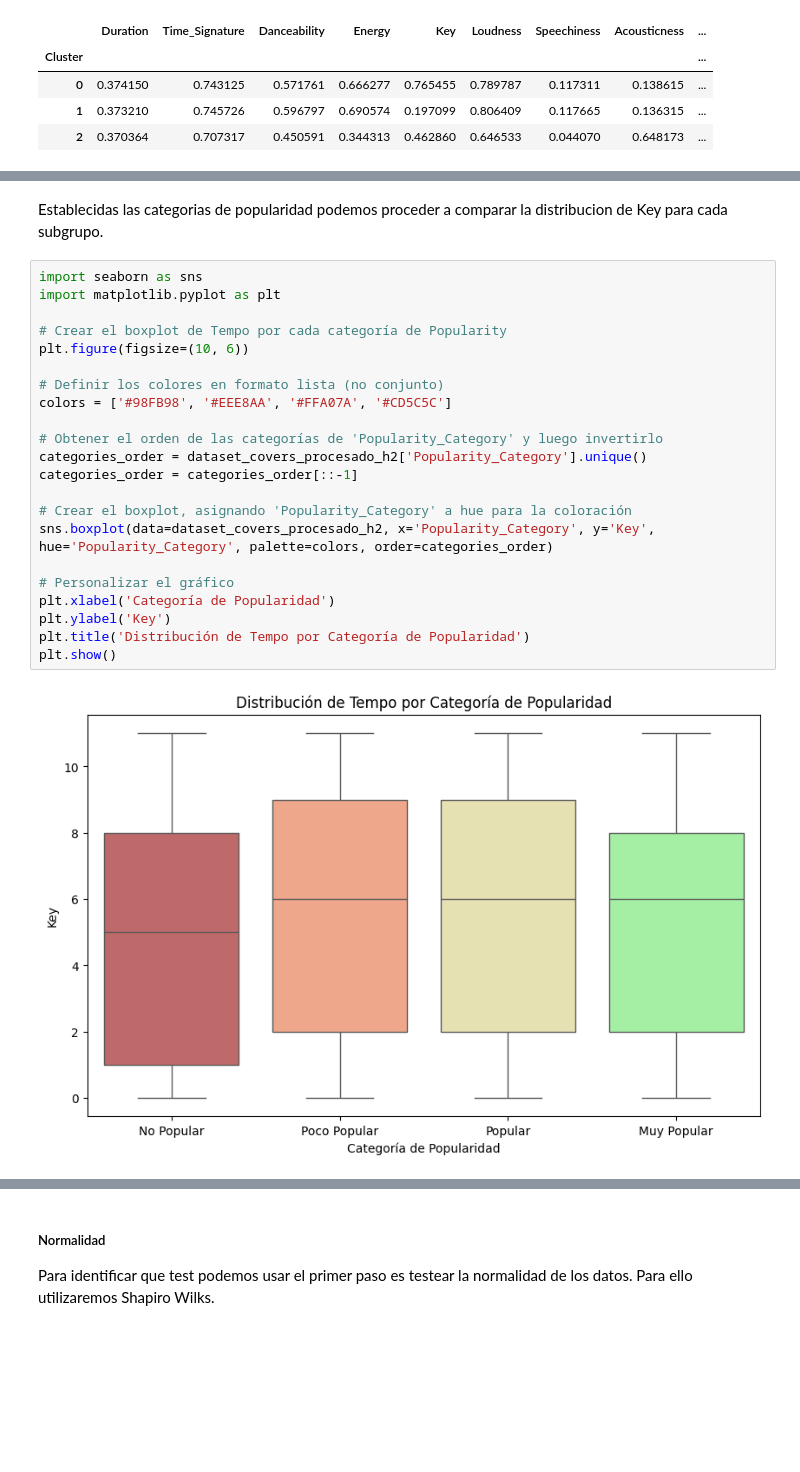
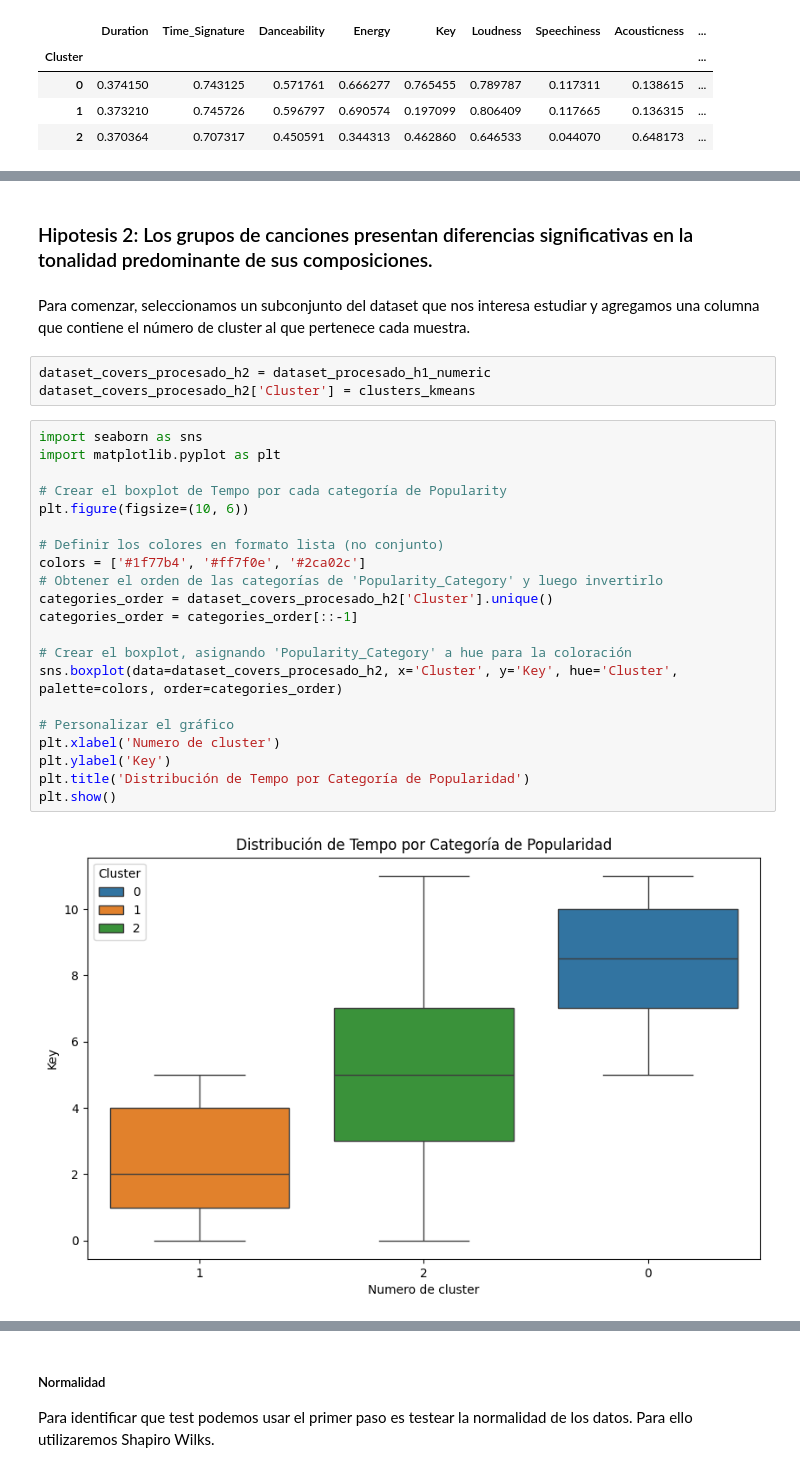
Before and after one commit to EmiliaRedolatti/TPE---Fundamento-de-la-Cs.-de-Datos, a Jupyter notebook: TPEspecial.ipynb, the cells around one changed output, grey strips where cells are left out. Drawn from its saved outputs; the diff is of its cells as text; blank space fills up the shorter version.

Commit message:
Modifique la hipotesis 2

```diff
--- a/TPEspecial.ipynb
+++ b/TPEspecial.ipynb
@@ -1332,26 +1306,30 @@ dataset_covers_procesado_h2['Popularity_Category'] = dataset_covers_procesado_h2
-# %% [markdown]
-Establecidas las categorias de popularidad podemos proceder a comparar la distribucion de Key para cada subgrupo.
+# %% [markdown]
+### Hipotesis 2: Los grupos de canciones presentan diferencias significativas en la tonalidad predominante de sus composiciones.
+# %% [markdown]
+Para comenzar, seleccionamos un subconjunto del dataset que nos interesa estudiar y agregamos una columna que contiene el número de cluster al que pertenece cada muestra.
+# %%
+dataset_covers_procesado_h2 = dataset_procesado_h1_numeric
+dataset_covers_procesado_h2['Cluster'] = clusters_kmeans
 # %%
 import seaborn as sns
 import matplotlib.pyplot as plt
 
 # Crear el boxplot de Tempo por cada categoría de Popularity
 plt.figure(figsize=(10, 6))
 
 # Definir los colores en formato lista (no conjunto)
-colors = ['#98FB98', '#EEE8AA', '#FFA07A', '#CD5C5C']
-
+colors = ['#1f77b4', '#ff7f0e', '#2ca02c']
 # Obtener el orden de las categorías de 'Popularity_Category' y luego invertirlo
-categories_order = dataset_covers_procesado_h2['Popularity_Category'].unique()
+categories_order = dataset_covers_procesado_h2['Cluster'].unique()
 categories_order = categories_order[::-1]
 
 # Crear el boxplot, asignando 'Popularity_Category' a hue para la coloración
-sns.boxplot(data=dataset_covers_procesado_h2, x='Popularity_Category', y='Key', hue='Popularity_Category', palette=colors, order=categories_order)
+sns.boxplot(data=dataset_covers_procesado_h2, x='Cluster', y='Key', hue='Cluster', palette=colors, order=categories_order)
 
 # Personalizar el gráfico
-plt.xlabel('Categoría de Popularidad')
+plt.xlabel('Numero de cluster')
 plt.ylabel('Key')
 plt.title('Distribución de Tempo por Categoría de Popularidad')
 plt.show()
 # %% [output]
-[figure, old version]
+[figure, new version]
```
Also changed, not shown: parts of 36 cells of this notebook.
